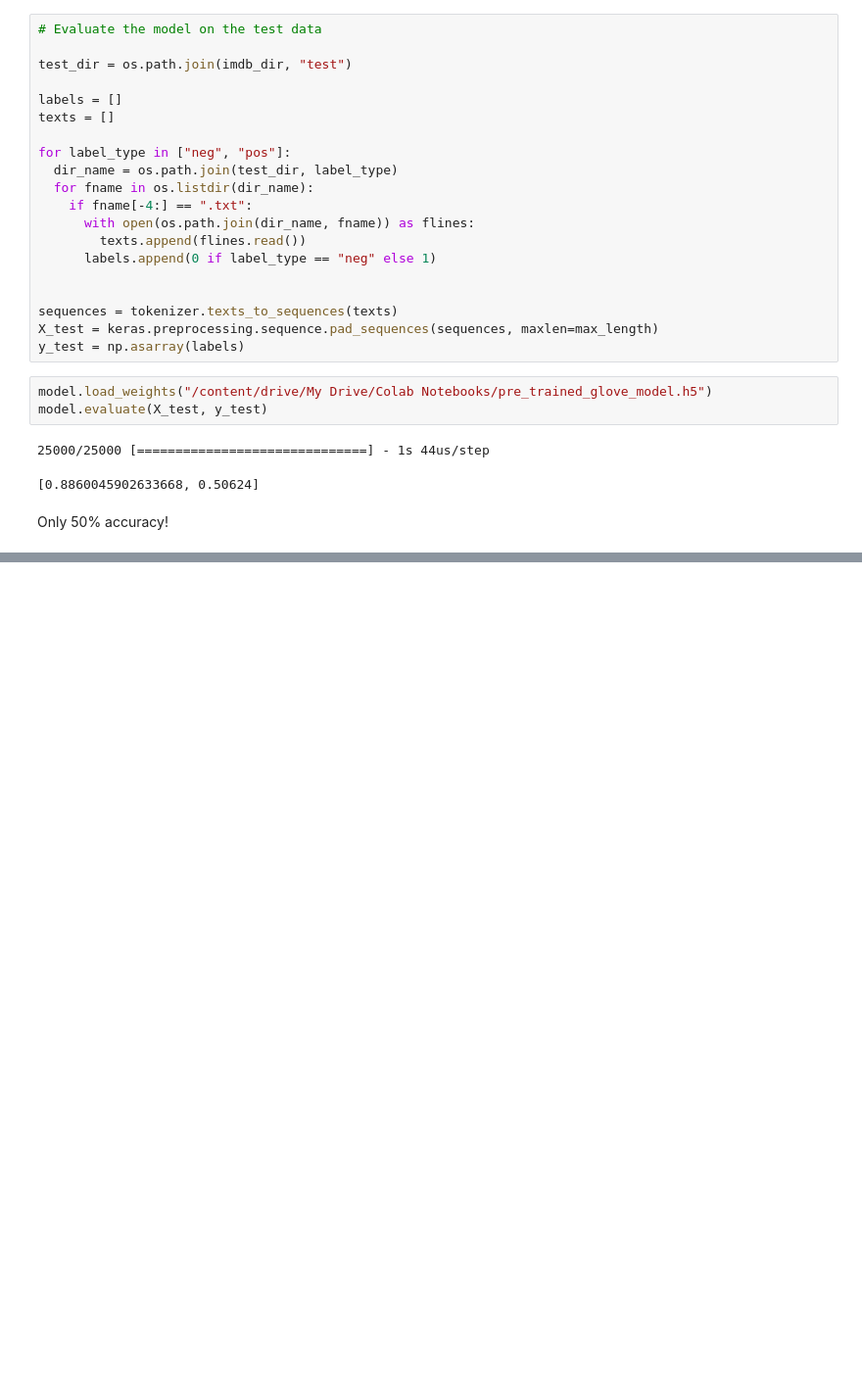
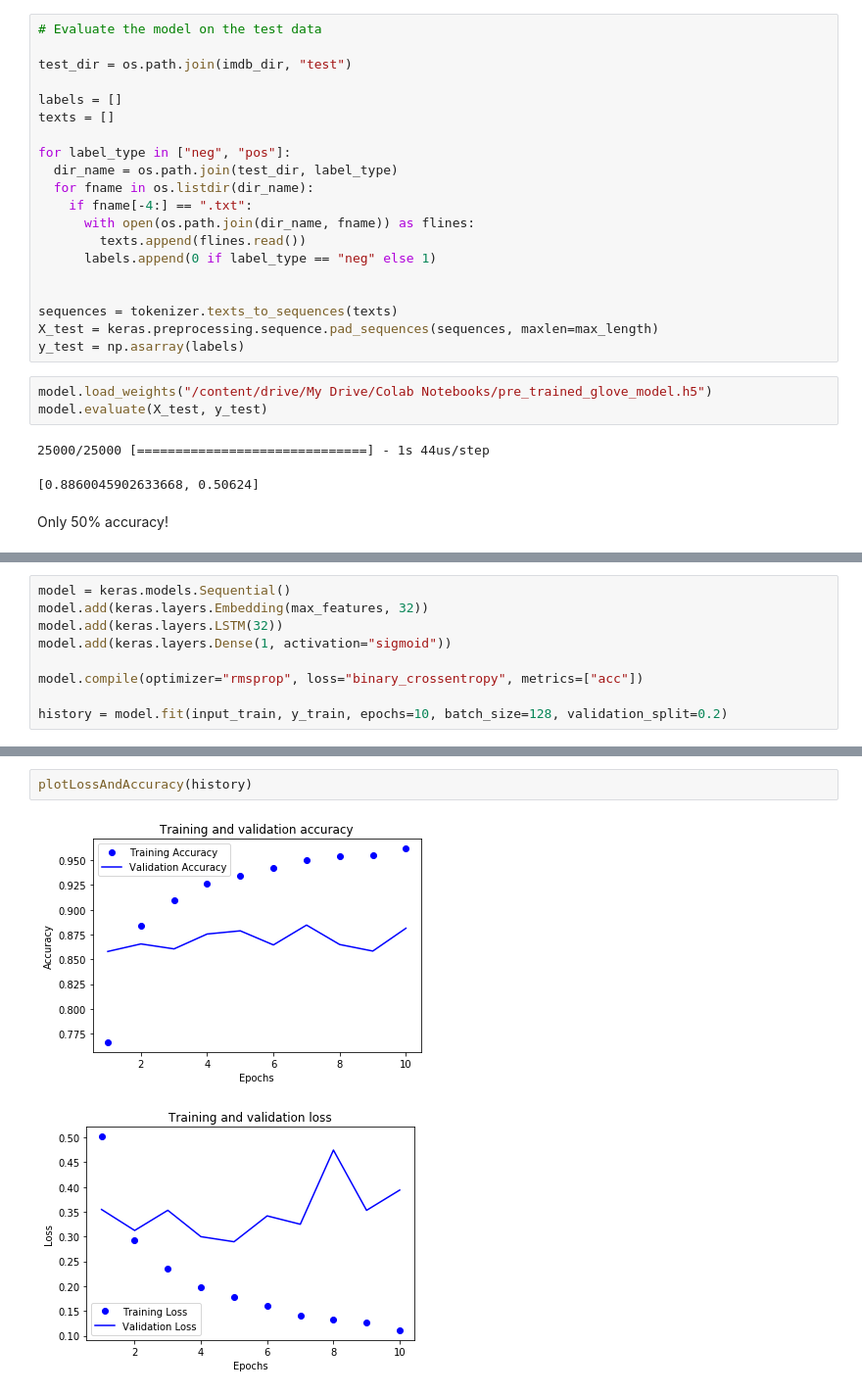
Before and after one commit to wllgrnt/keras-examples, a Jupyter notebook: Chapter6.ipynb, the cells around one changed output, grey strips where cells are left out. Shown: that part at 98% size. Cells and saved outputs as stored; diff of their text form; blank space fills up the shorter version.

```diff
--- a/Chapter6.ipynb
+++ b/Chapter6.ipynb
@@ -489,0 +677,9 @@ Only 50% accuracy!
+# %%
+model = keras.models.Sequential()
+model.add(keras.layers.Embedding(max_features, 32))
+model.add(keras.layers.LSTM(32))
+model.add(keras.layers.Dense(1, activation="sigmoid"))
+
+model.compile(optimizer="rmsprop", loss="binary_crossentropy", metrics=["acc"])
+
+history = model.fit(input_train, y_train, epochs=10, batch_size=128, validation_split=0.2)
@@ -489,0 +719,5 @@ Only 50% accuracy!
+# %%
+plotLossAndAccuracy(history)
+# %% [output]
+[figure, added]
+[figure, added]
```
Also changed, not shown: parts of 18 cells of this notebook.
